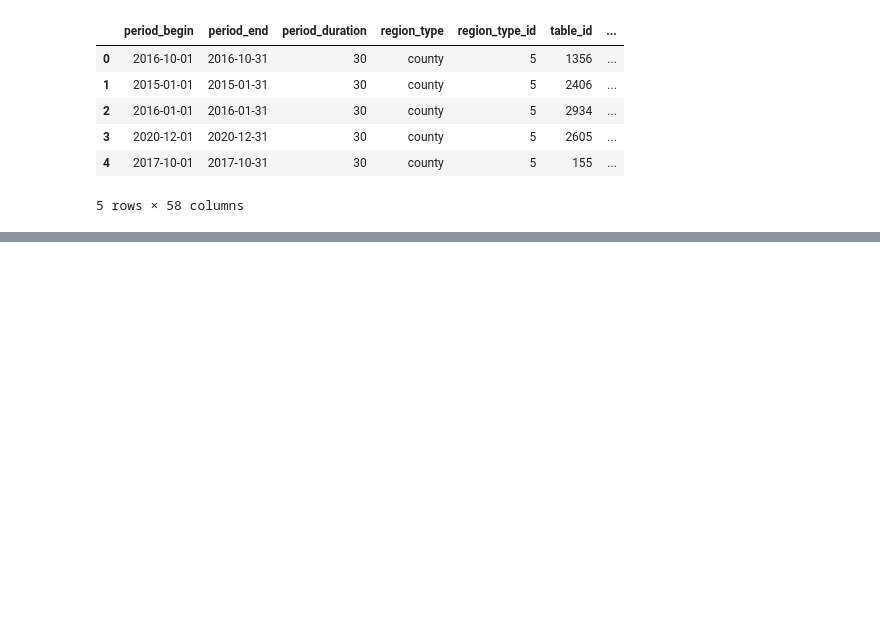
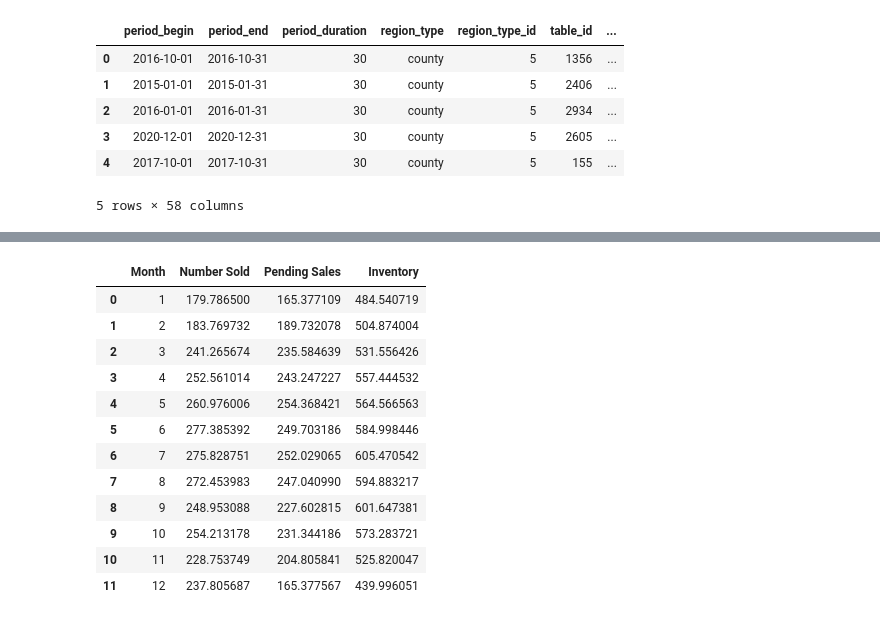
Before and after one commit to samuelj7/Project-3, a Jupyter notebook: data_cleaning.ipynb, the cells around one changed output, grey strips where cells are left out. Saved outputs shown, nothing was run; the diff lists cells and outputs as text; code cells hidden in the pictures; blank space fills up the shorter version.

```diff
--- a/data_cleaning.ipynb
+++ b/data_cleaning.ipynb
@@ -74,0 +274,16 @@ orange_df
+# %%
+seasonal_df
+# %% [output]
+|  | Month | Number Sold | Pending Sales | Inventory |
+| 0 | 1 | 179.786500 | 165.377109 | 484.540719 |
+| 1 | 2 | 183.769732 | 189.732078 | 504.874004 |
+| 2 | 3 | 241.265674 | 235.584639 | 531.556426 |
+| 3 | 4 | 252.561014 | 243.247227 | 557.444532 |
+| 4 | 5 | 260.976006 | 254.368421 | 564.566563 |
+| 5 | 6 | 277.385392 | 249.703186 | 584.998446 |
+| 6 | 7 | 275.828751 | 252.029065 | 605.470542 |
+| 7 | 8 | 272.453983 | 247.040990 | 594.883217 |
+| 8 | 9 | 248.953088 | 227.602815 | 601.647381 |
+| 9 | 10 | 254.213178 | 231.344186 | 573.283721 |
+| 10 | 11 | 228.753749 | 204.805841 | 525.820047 |
+| 11 | 12 | 237.805687 | 165.377567 | 439.996051 |
```
Also changed, not shown: parts of 11 cells of this notebook, 1 other file.
